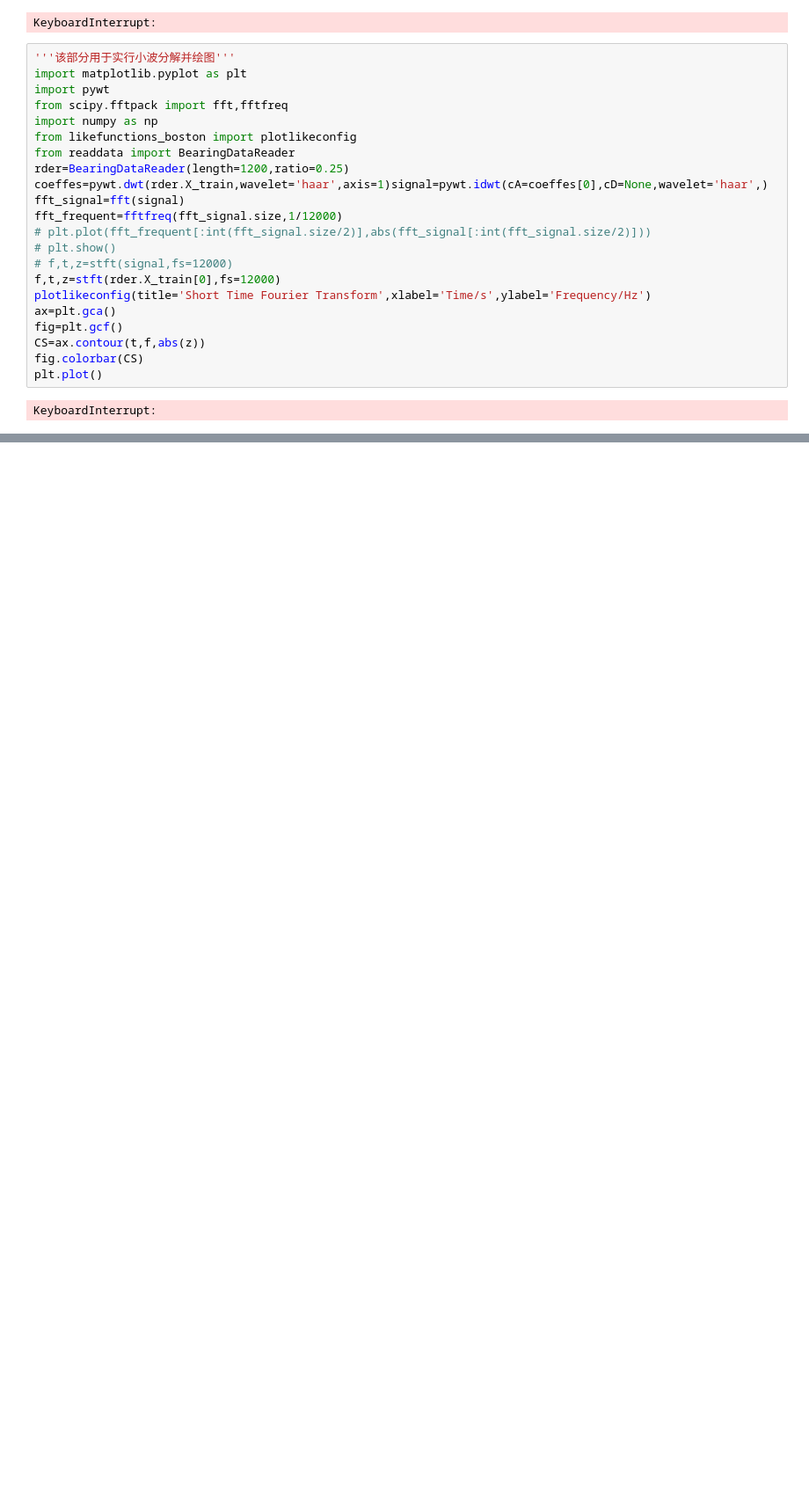
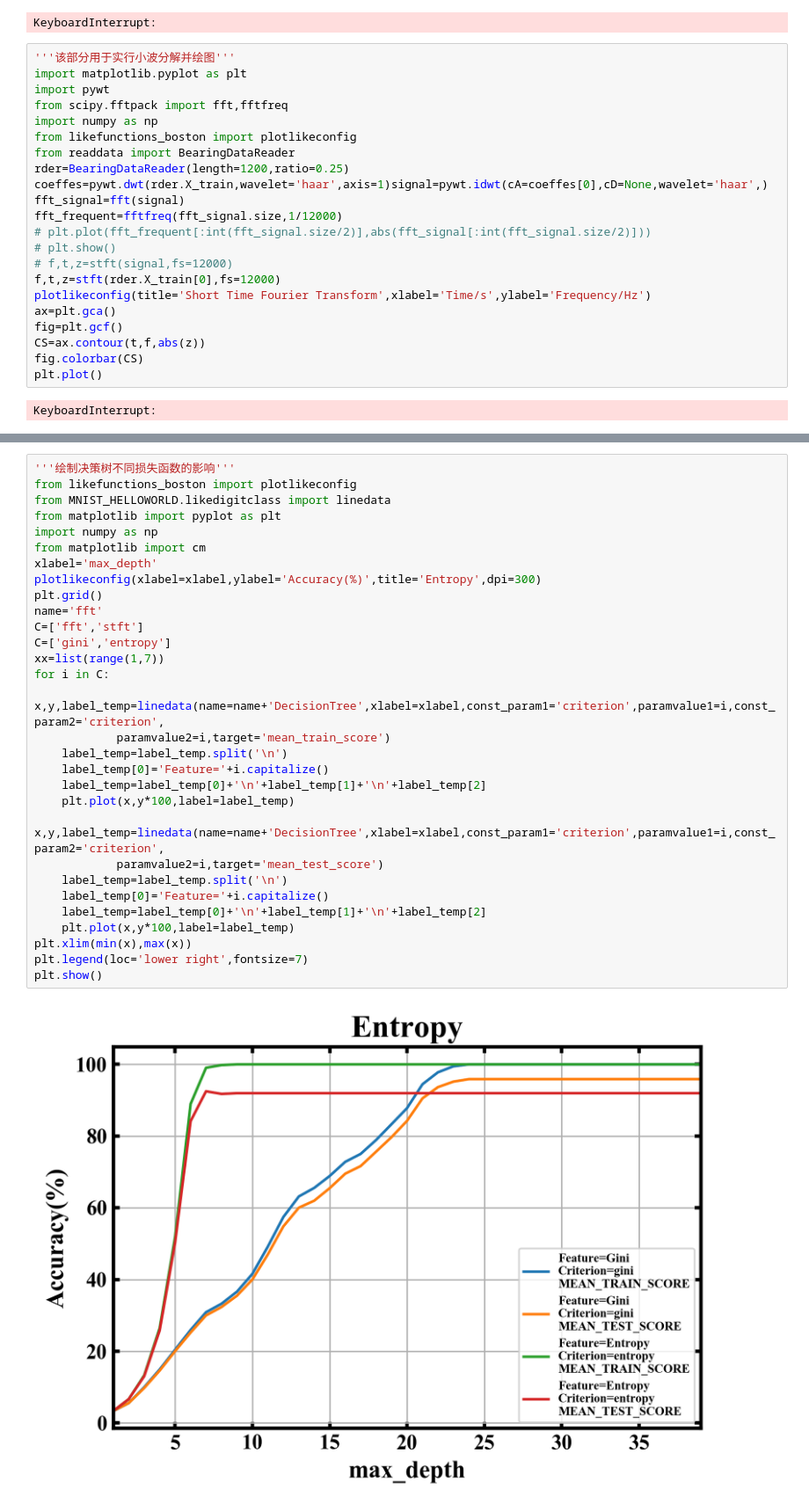
Before and after one commit to Time-Magic/Traning_code, a Jupyter notebook: CaseWesternReserveUniversityData/Question3.ipynb, the cells around one changed output, grey strips where cells are left out. Shown at 88% size. Saved outputs shown, nothing was run; the diff lists cells and outputs as text; blank space fills up the shorter version.

```diff
--- a/CaseWesternReserveUniversityData/Question3.ipynb
+++ b/CaseWesternReserveUniversityData/Question3.ipynb
@@ -133,0 +211,32 @@ plt.show()
+# %%
+'''绘制决策树不同损失函数的影响'''
+from likefunctions_boston import plotlikeconfig
+from MNIST_HELLOWORLD.likedigitclass import linedata
+from matplotlib import pyplot as plt
+import numpy as np
+from matplotlib import cm
+xlabel='max_depth'
+plotlikeconfig(xlabel=xlabel,ylabel='Accuracy(%)',title='Entropy',dpi=300)
+plt.grid()
+name='fft'
+C=['fft','stft']
+C=['gini','entropy']
+xx=list(range(1,7))
+for i in C:
+    x,y,label_temp=linedata(name=name+'DecisionTree',xlabel=xlabel,const_param1='criterion',paramvalue1=i,const_param2='criterion',
+            paramvalue2=i,target='mean_train_score')
+    label_temp=label_temp.split('\n')
+    label_temp[0]='Feature='+i.capitalize()
+    label_temp=label_temp[0]+'\n'+label_temp[1]+'\n'+label_temp[2]
+    plt.plot(x,y*100,label=label_temp)
+    x,y,label_temp=linedata(name=name+'DecisionTree',xlabel=xlabel,const_param1='criterion',paramvalue1=i,const_param2='criterion',
+            paramvalue2=i,target='mean_test_score')
+    label_temp=label_temp.split('\n')
+    label_temp[0]='Feature='+i.capitalize()
+    label_temp=label_temp[0]+'\n'+label_temp[1]+'\n'+label_temp[2]
+    plt.plot(x,y*100,label=label_temp)
+plt.xlim(min(x),max(x))
+plt.legend(loc='lower right',fontsize=7)
+plt.show()
+# %% [output]
+[figure, added]
```
Also changed, not shown: parts of 9 cells of this notebook, 9 other files.
